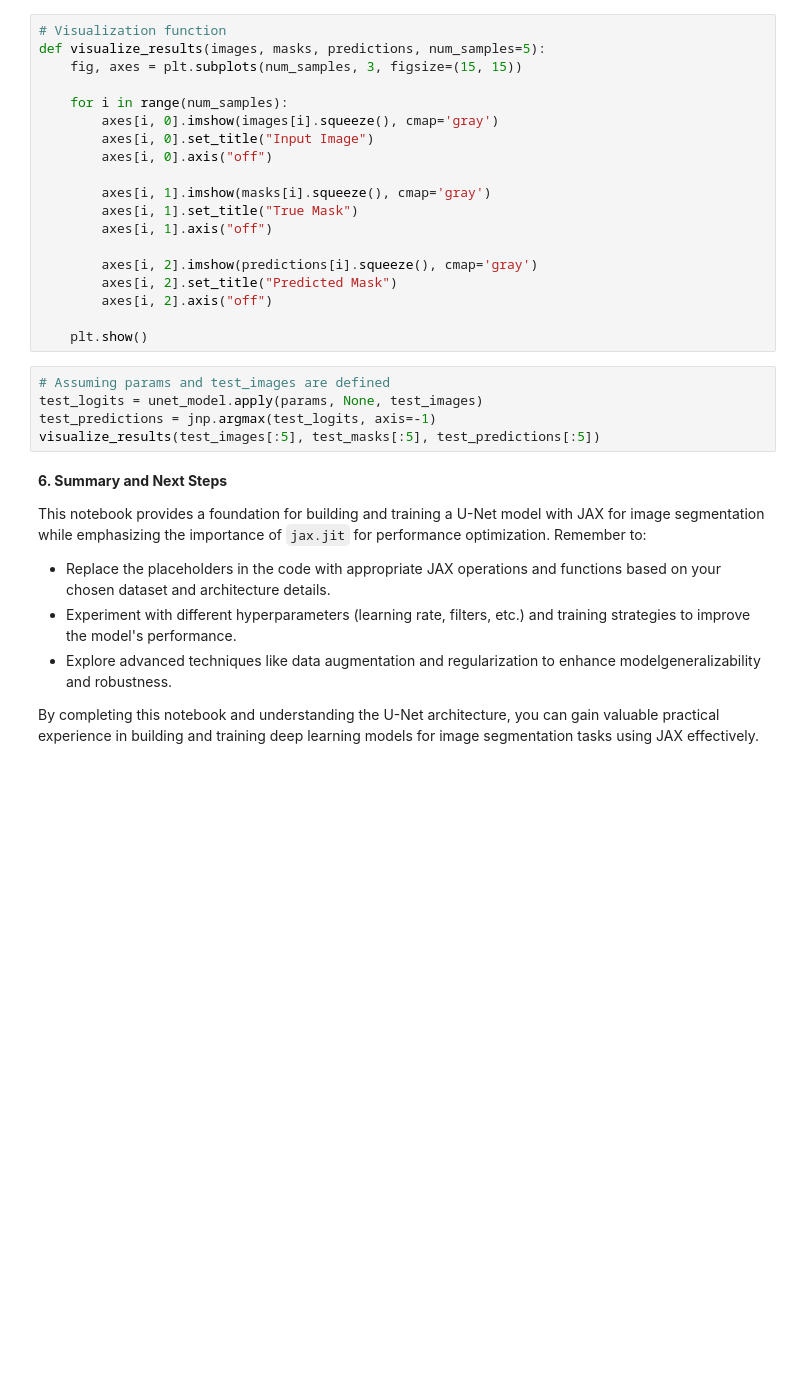
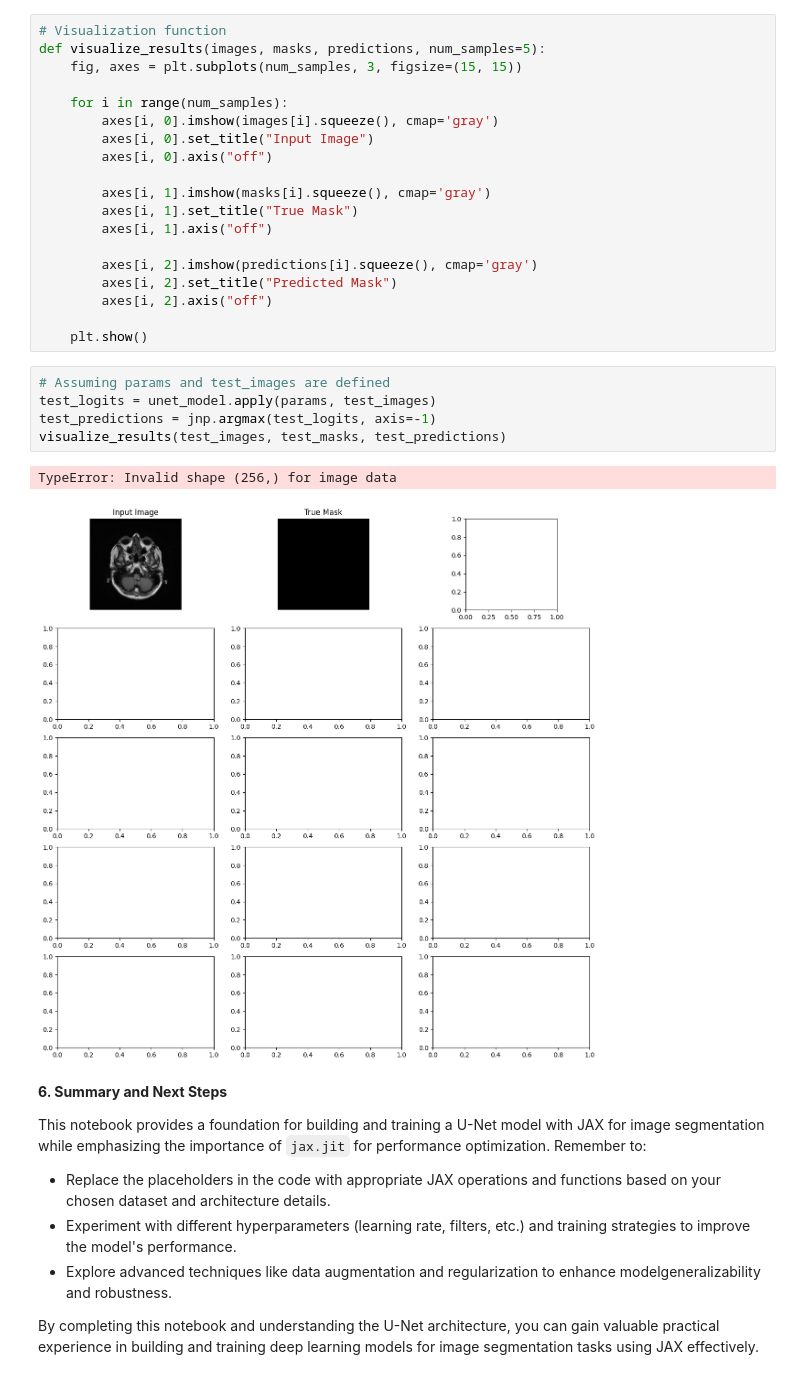
Before and after one commit to hardaatbaath/bits-f464-labs, a Jupyter notebook: Lab4/JAX_UNet.ipynb, the cells around one changed output. Drawn from its saved outputs; the diff is of its cells as text; blank space fills up the shorter version.

```diff
--- a/Lab4/JAX_UNet.ipynb
+++ b/Lab4/JAX_UNet.ipynb
@@ -356,9 +389,12 @@ def visualize_results(images, masks, predictions, num_samples=5):
     plt.show()
 # %%
 # Assuming params and test_images are defined
-test_logits = unet_model.apply(params, None, test_images)
+test_logits = unet_model.apply(params, test_images)
 test_predictions = jnp.argmax(test_logits, axis=-1)
-visualize_results(test_images[:5], test_masks[:5], test_predictions[:5])
+visualize_results(test_images, test_masks, test_predictions)
+# %% [output]
+TypeError: Invalid shape (256,) for image data
+[figure, added]
 # %% [markdown]
 **6. Summary and Next Steps**
 
```
Also changed, not shown: parts of 9 cells of this notebook.
